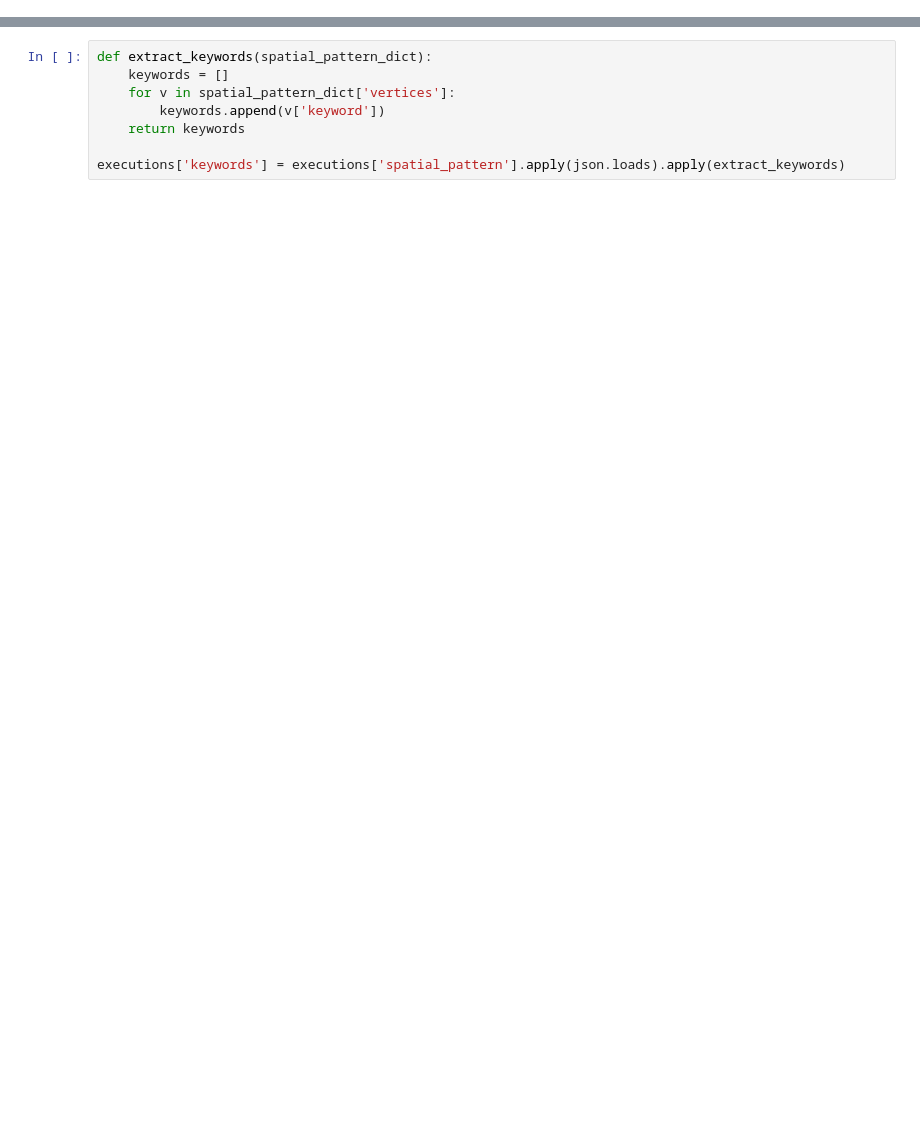
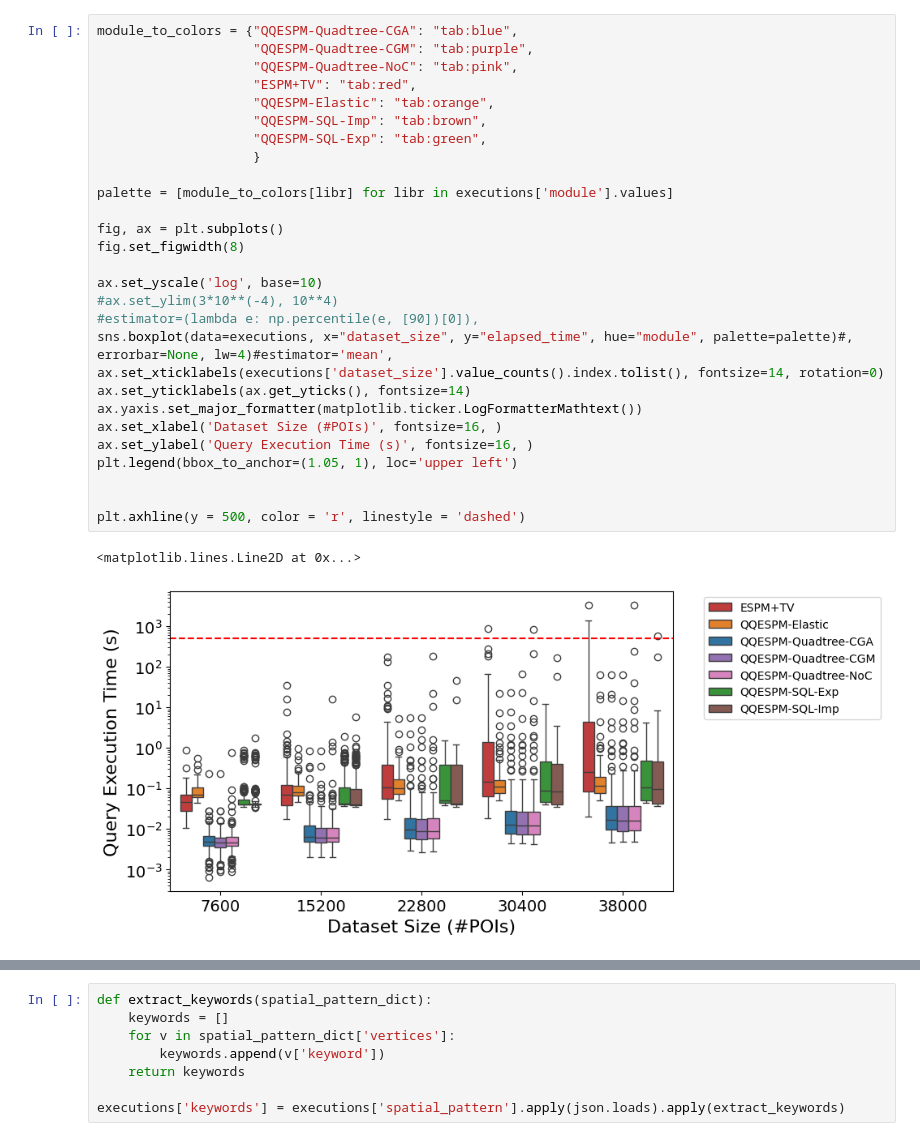
Before and after one commit to viniciuscva/qqespm-gs, a Jupyter notebook: comparing_modules.ipynb, the cells around one changed output, grey strips where cells are left out. Cells and saved outputs as stored; diff of their text form; blank space fills up the shorter version.

```diff
--- a/comparing_modules.ipynb
+++ b/comparing_modules.ipynb
@@ -176,0 +96,31 @@ Name: count, dtype: int64
+# %%
+module_to_colors = {"QQESPM-Quadtree-CGA": "tab:blue",
+                    "QQESPM-Quadtree-CGM": "tab:purple",
+                    "QQESPM-Quadtree-NoC": "tab:pink",
+                    "ESPM+TV": "tab:red",
+                    "QQESPM-Elastic": "tab:orange",
+                    "QQESPM-SQL-Imp": "tab:brown",
+                    "QQESPM-SQL-Exp": "tab:green",
+                    }
+
+palette = [module_to_colors[libr] for libr in executions['module'].values]
+
+fig, ax = plt.subplots()
+fig.set_figwidth(8)
+
+ax.set_yscale('log', base=10)
+#ax.set_ylim(3*10**(-4), 10**4)
+#estimator=(lambda e: np.percentile(e, [90])[0]),
+sns.boxplot(data=executions, x="dataset_size", y="elapsed_time", hue="module", palette=palette)#, errorbar=None, lw=4)#estimator='mean',
+ax.set_xticklabels(executions['dataset_size'].value_counts().index.tolist(), fontsize=14, rotation=0)
+ax.set_yticklabels(ax.get_yticks(), fontsize=14)
+ax.yaxis.set_major_formatter(matplotlib.ticker.LogFormatterMathtext())
+ax.set_xlabel('Dataset Size (#POIs)', fontsize=16, )
+ax.set_ylabel('Query Execution Time (s)', fontsize=16, )
+plt.legend(bbox_to_anchor=(1.05, 1), loc='upper left')
+
+
+plt.axhline(y = 500, color = 'r', linestyle = 'dashed')
+# %% [output]
+<matplotlib.lines.Line2D at 0x...>
+[figure, added]
```
Also changed, not shown: parts of 59 cells of this notebook, 10 other files.
